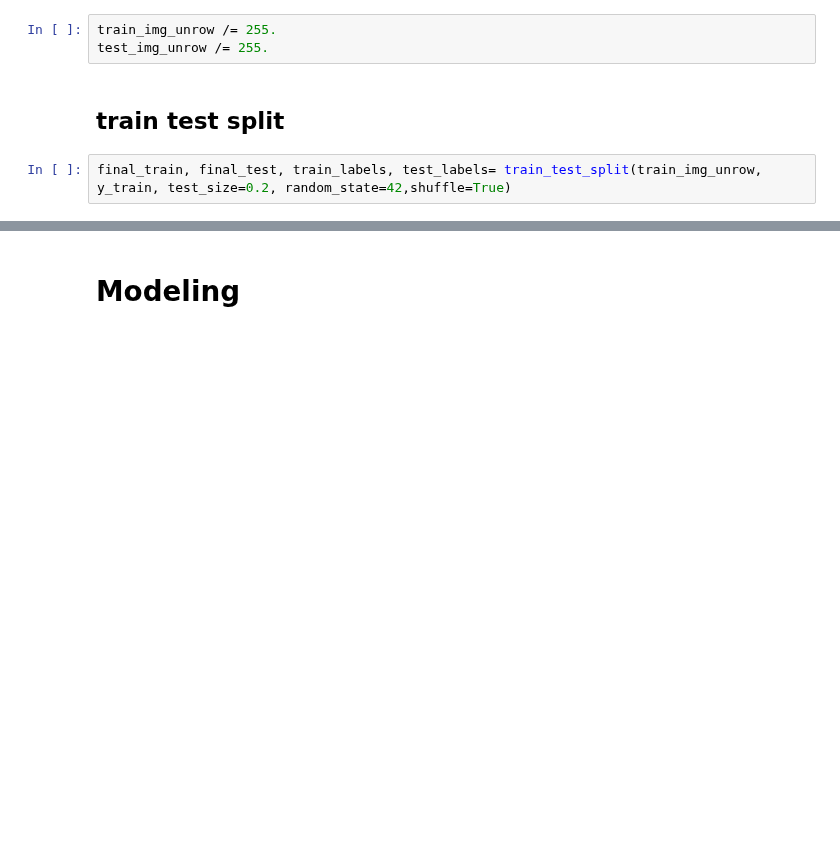
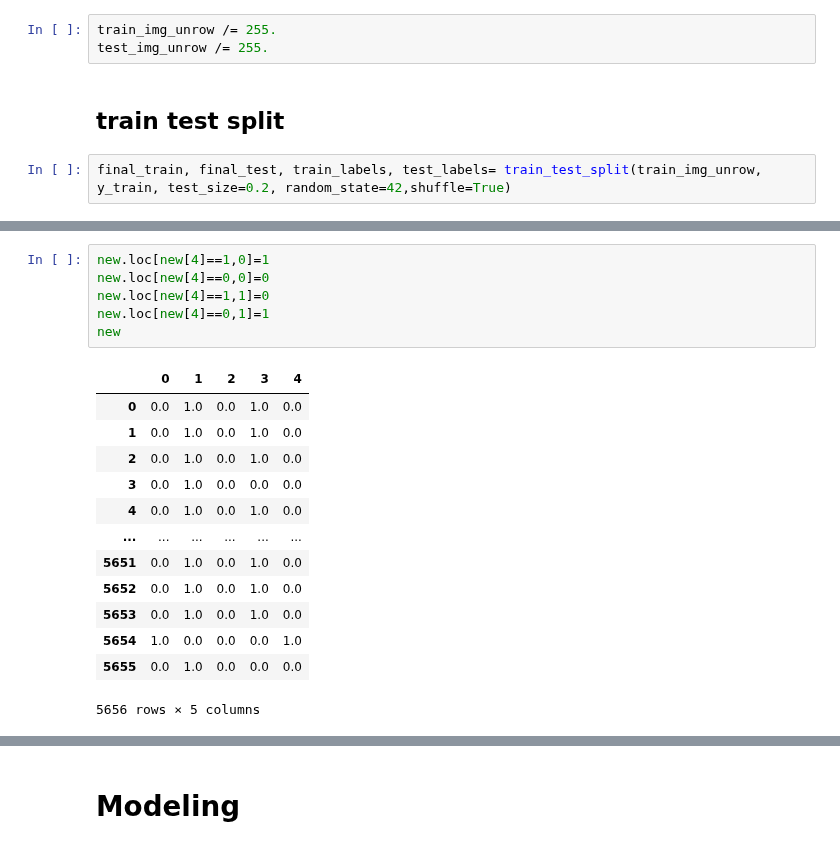
Before and after one commit to lalynjay/cassava_classification, a Jupyter notebook: notebook.ipynb, the cells around one changed output, grey strips where cells are left out. Cells and saved outputs as stored; diff of their text form; blank space fills up the shorter version.

```diff
--- a/notebook.ipynb
+++ b/notebook.ipynb
@@ -295,0 +400,20 @@ final_train, final_test, train_labels, test_labels= train_test_split(train_img_u
+# %%
+new.loc[new[4]==1,0]=1
+new.loc[new[4]==0,0]=0
+new.loc[new[4]==1,1]=0
+new.loc[new[4]==0,1]=1
+new
+# %% [output]
+|  | 0 | 1 | 2 | 3 | 4 |
+| 0 | 0.0 | 1.0 | 0.0 | 1.0 | 0.0 |
+| 1 | 0.0 | 1.0 | 0.0 | 1.0 | 0.0 |
+| 2 | 0.0 | 1.0 | 0.0 | 1.0 | 0.0 |
+| 3 | 0.0 | 1.0 | 0.0 | 0.0 | 0.0 |
+| 4 | 0.0 | 1.0 | 0.0 | 1.0 | 0.0 |
+| ... | ... | ... | ... | ... | ... |
+| 5651 | 0.0 | 1.0 | 0.0 | 1.0 | 0.0 |
+| 5652 | 0.0 | 1.0 | 0.0 | 1.0 | 0.0 |
+| 5653 | 0.0 | 1.0 | 0.0 | 1.0 | 0.0 |
+| 5654 | 1.0 | 0.0 | 0.0 | 0.0 | 1.0 |
+| 5655 | 0.0 | 1.0 | 0.0 | 0.0 | 0.0 |
+5656 rows × 5 columns
```
Also changed, not shown: parts of 33 cells of this notebook.
